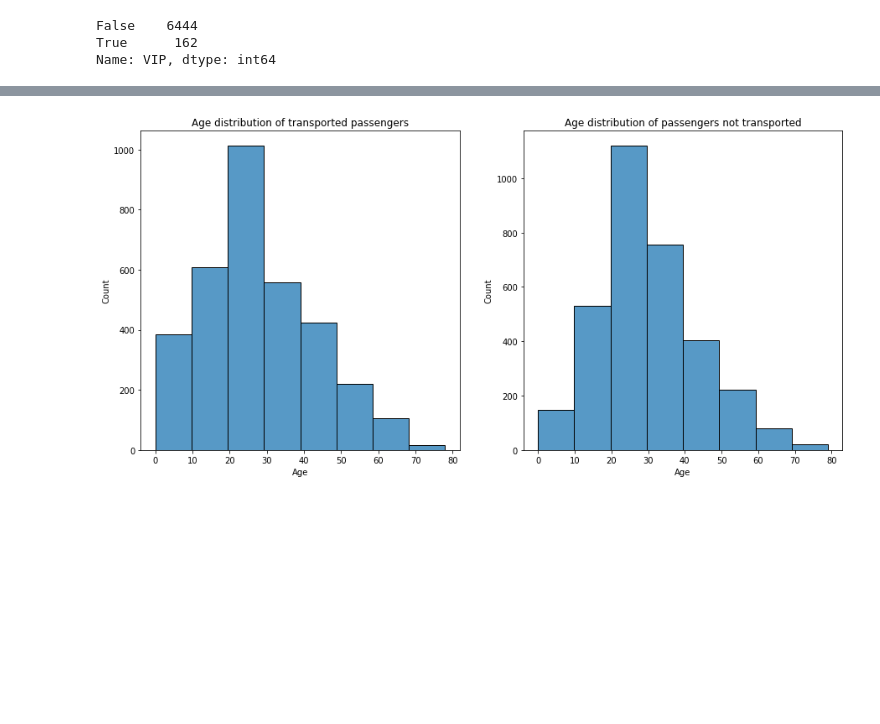
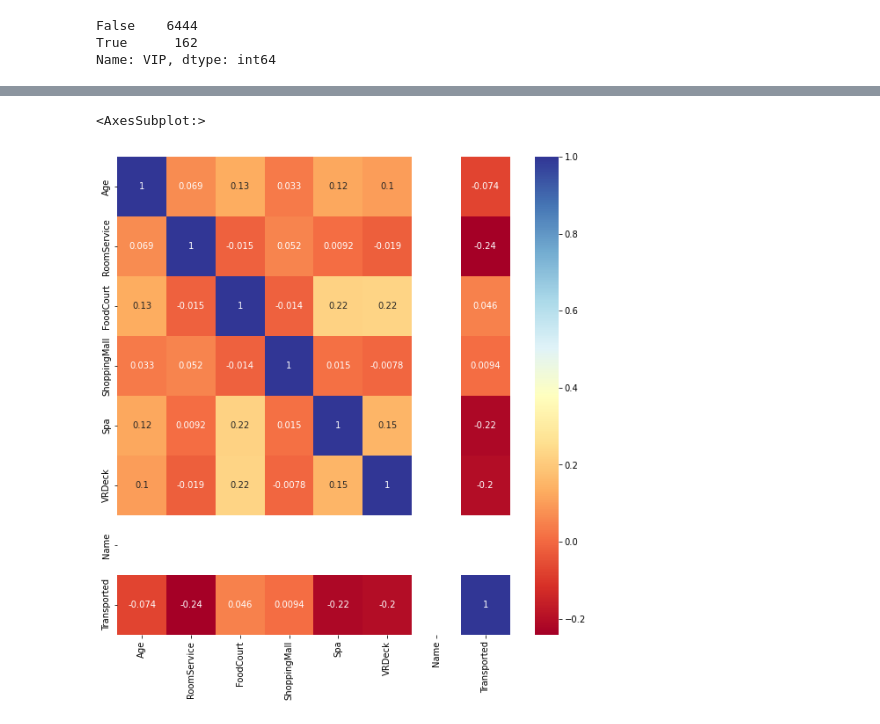
Before and after one commit to gioelebbc/Kaggle-Titanic-spaceship, a Jupyter notebook: code.ipynb, the cells around one changed output, grey strips where cells are left out. Cells and saved outputs as stored; diff of their text form; code cells hidden in the pictures; blank space fills up the shorter version.

Commit message:
EDA + data manipulation

```diff
--- a/code.ipynb
+++ b/code.ipynb
@@ -215,9 +237,0 @@ plt.show()
-# %%
-fig, ax = plt.subplots(ncols=2, figsize=(15,7))
-sns.histplot(data = train_df[train_df['Transported']==True], x = 'Age', bins= 8, ax = ax[0])
-ax[0].set_title('Age distribution of transported passengers')
-
-sns.histplot(data = train_df[train_df['Transported']==False], x = 'Age', bins= 8, ax = ax[1])
-ax[1].set_title('Age distribution of passengers not transported');
-# %% [output]
-[figure, removed]
@@ -223,0 +243,14 @@ ax[1].set_title('Age distribution of passengers not transported');
+# %%
+cols = ['PassengerId', 'HomePlanet', 'CryoSleep', 'Cabin', 'Destination', 'Age',
+       'VIP', 'RoomService', 'FoodCourt', 'ShoppingMall', 'Spa', 'VRDeck',
+       'Name', 'group', 'group_num', 'deck', 'num', 'side', 'Transported']
+
+train_df = train_df.reindex(columns= cols)
+
+corr = train_df.corr()
+
+plt.figure(figsize= (10, 10))
+sns.heatmap(corr, annot= True, cmap = 'RdYlBu')
+# %% [output]
+<AxesSubplot:>
+[figure, added]
```
Also changed, not shown: parts of 11 cells of this notebook.
